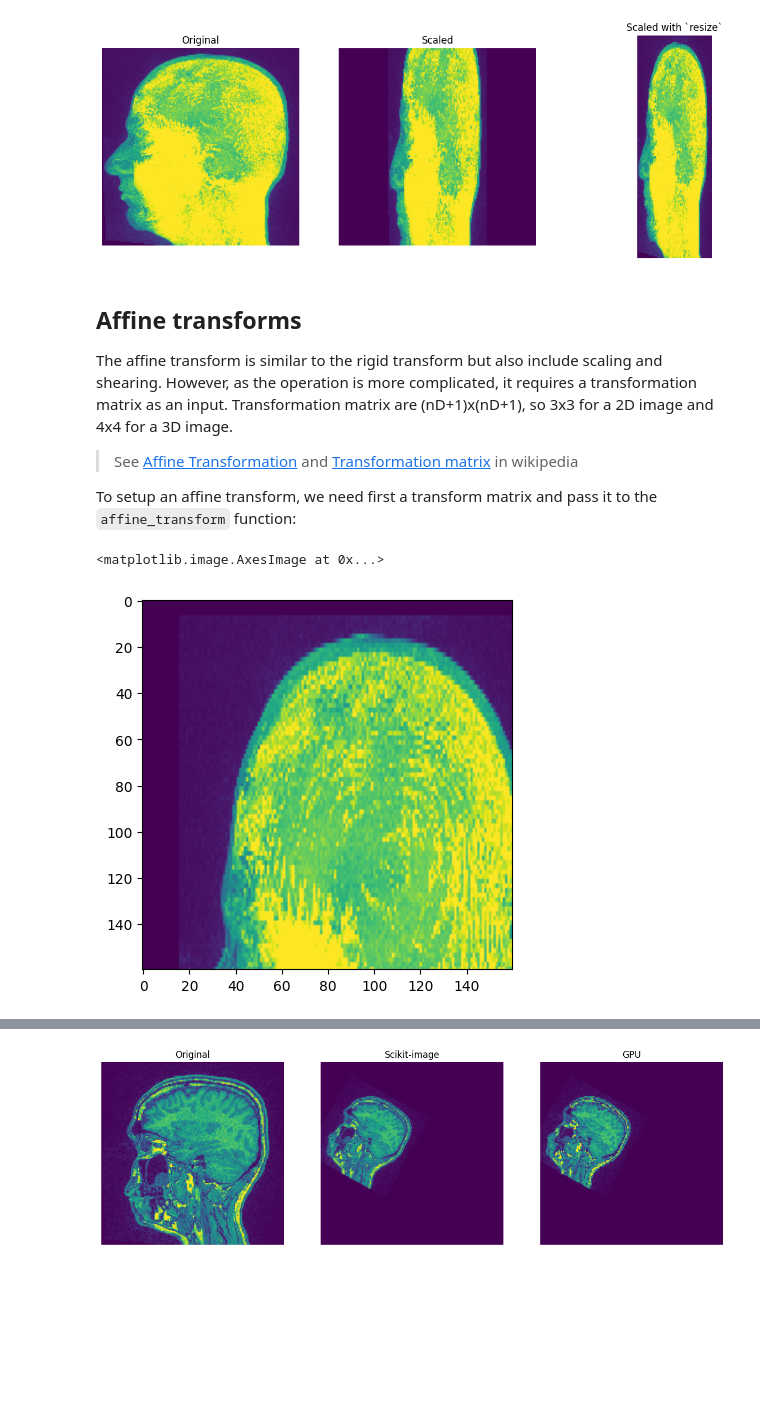
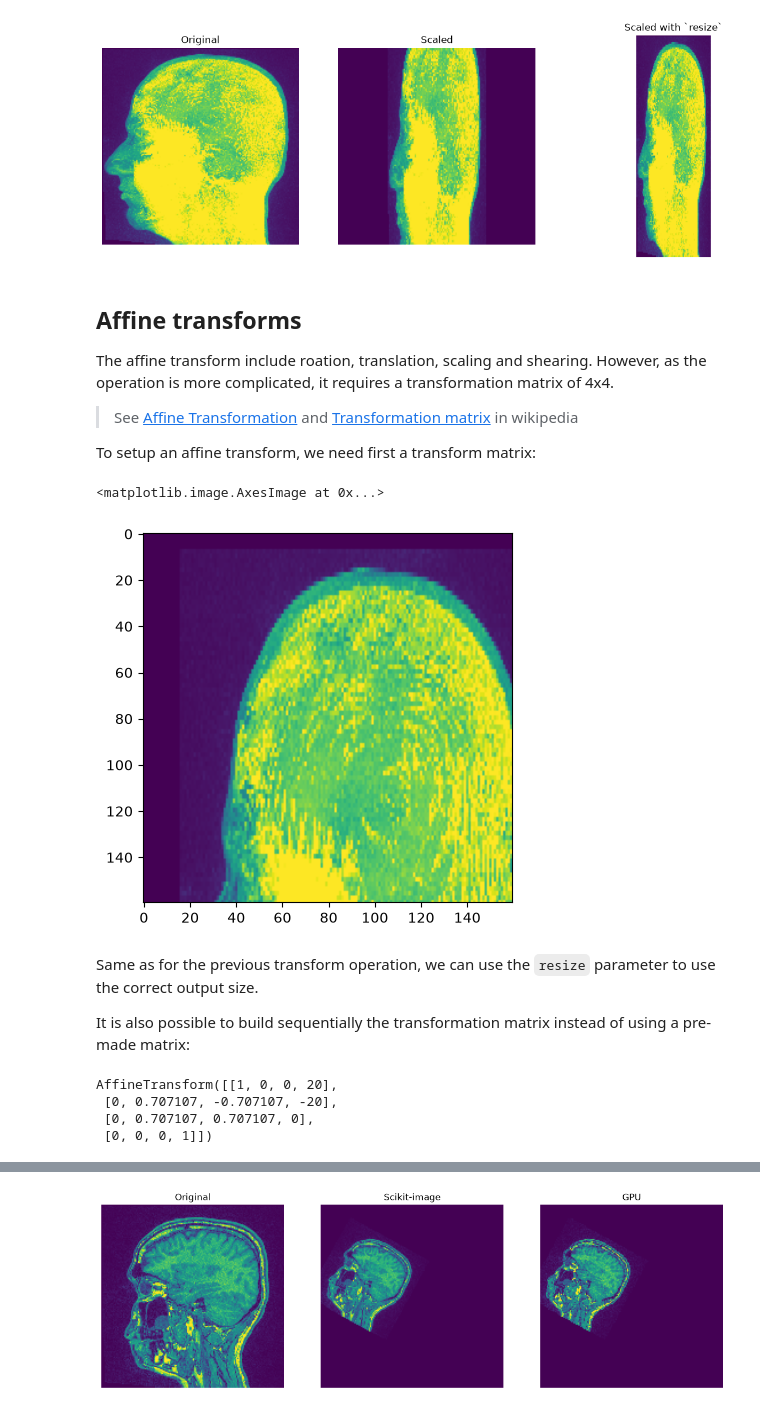
Before and after one commit to clEsperanto/pyclesperanto, a Jupyter notebook: docs/demos/examples/image_affine_transforms.ipynb, the cells around one changed output, grey strips where cells are left out. Cells and saved outputs as stored; diff of their text form; code cells hidden in the pictures; blank space fills up the shorter version.

Commit message:
update transform package

```diff
--- a/docs/demos/examples/image_affine_transforms.ipynb
+++ b/docs/demos/examples/image_affine_transforms.ipynb
@@ -99,22 +104,36 @@ plt.show()
 # %% [markdown]
 ## Affine transforms
 
-The affine transform is similar to the rigid transform but also include scaling and shearing. However, as the operation is more complicated, it requires a transformation matrix as an input.
-Transformation matrix are (nD+1)x(nD+1), so 3x3 for a 2D image and 4x4 for a 3D image.
+The affine transform include roation, translation, scaling and shearing. However, as the operation is more complicated, it requires a transformation matrix of 4x4.
 
 > See [Affine Transformation](https://en.wikipedia.org/wiki/Affine_transformation) and [Transformation matrix](https://en.wikipedia.org/wiki/Transformation_matrix) in wikipedia
 
-To setup an affine transform, we need first a transform matrix and pass it to the `affine_transform` function:
+To setup an affine transform, we need first a transform matrix:
 # %%
 transform_matrix = np.asarray([
     [1, 0, 0, 15],
     [0, 2, 0, 5],
     [0, 0, 0.5, 0],
     [0, 0, 0, 1]
 ])
-transformed_image = cle.affine_transform(input_image, transform_matrix=transform_matrix)
+matrix = cle.transform.AffineTransform(transform_matrix)
+transformed_image = cle.transform.affine_transform(input_image, transform_matrix=matrix)
 plt.imshow(cle.pull(transformed_image).max(axis=0))
 # %% [output]
 <matplotlib.image.AxesImage at 0x...>
-[figure, old version]
+[figure, new version]
+# %% [markdown]
+Same as for the previous transform operation, we can use the `resize` parameter to use the correct output size.
+
+It is also possible to build sequentially the transformation matrix instead of using a pre-made matrix:
+# %%
+matrix = cle.transform.AffineTransform()
+matrix.rotate(axis=0, angle_deg=45)
+matrix.translate(translate_x=20, translate_y=-20, translate_z=0)
+print(matrix)
+# %% [output]
+AffineTransform([[1, 0, 0, 20],
+ [0, 0.707107, -0.707107, -20],
+ [0, 0.707107, 0.707107, 0],
+ [0, 0, 0, 1]])
 # %% [markdown]
```
Also changed, not shown: parts of 7 cells of this notebook, 8 other files.
